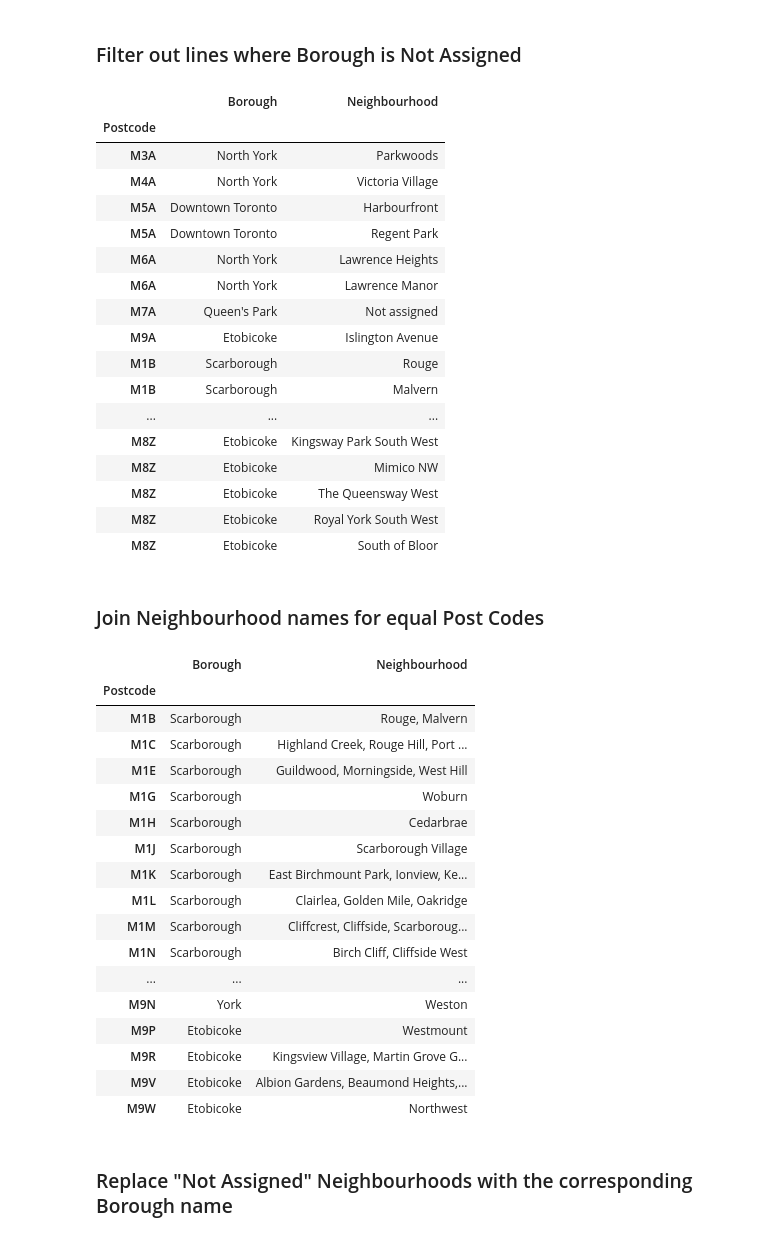
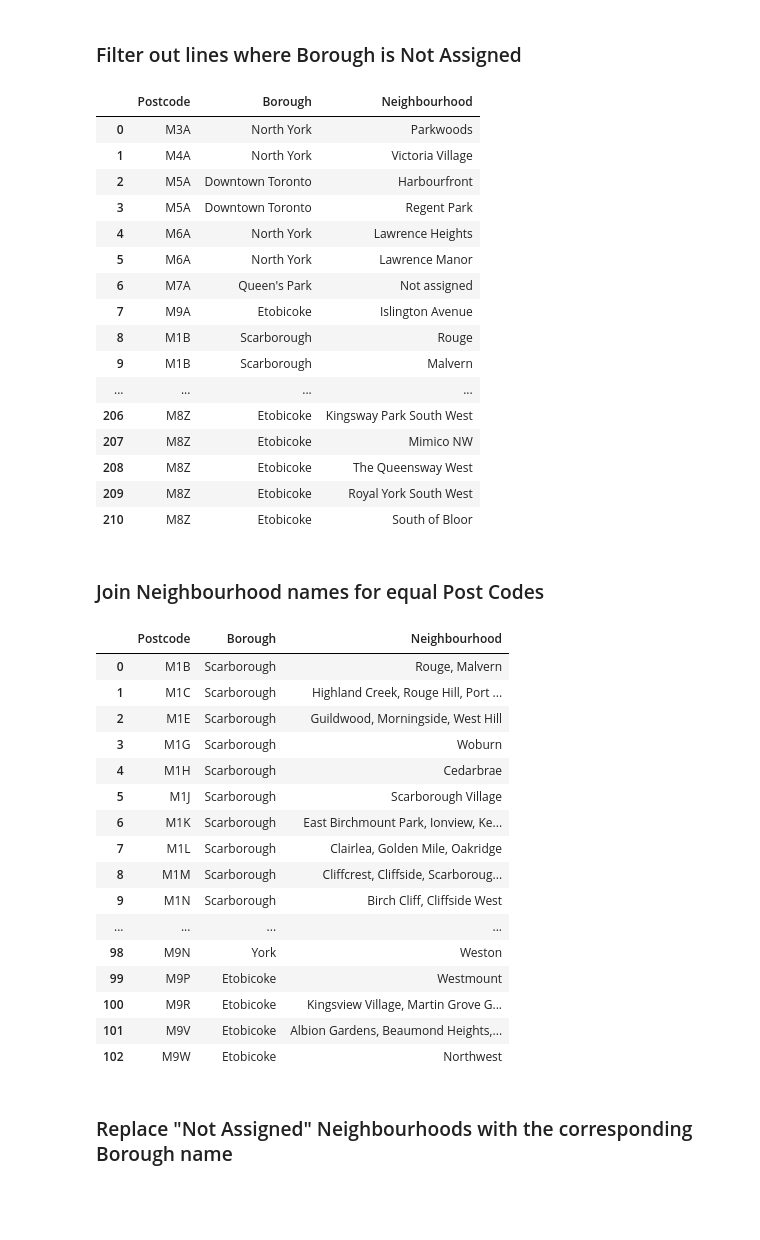
Before and after one commit to guilhermelemmi/toronto-neighbourhoods, a Jupyter notebook: Segmenting and Clustering Neighborhoods in Toronto.ipynb, the cells around one changed output. Drawn from its saved outputs; the diff is of its cells as text; code cells hidden in the pictures; blank space fills up the shorter version.

```diff
--- a/Segmenting and Clustering Neighborhoods in Toronto.ipynb
+++ b/Segmenting and Clustering Neighborhoods in Toronto.ipynb
@@ -73,51 +73,49 @@ tables[0]
 # %% [markdown]
 ### Filter out lines where Borough is Not Assigned
 # %%
-zipDF = tables[0][tables[0].Borough != 'Not assigned']
+zipDF = tables[0][tables[0].Borough != 'Not assigned'].reset_index()
 zipDF
 # %% [output]
-|  | Borough | Neighbourhood |
-| Postcode |  |  |
-| M3A | North York | Parkwoods |
-| M4A | North York | Victoria Village |
-| M5A | Downtown Toronto | Harbourfront |
-| M5A | Downtown Toronto | Regent Park |
-| M6A | North York | Lawrence Heights |
-| M6A | North York | Lawrence Manor |
-| M7A | Queen's Park | Not assigned |
-| M9A | Etobicoke | Islington Avenue |
-| M1B | Scarborough | Rouge |
-| M1B | Scarborough | Malvern |
-| ... | ... | ... |
-| M8Z | Etobicoke | Kingsway Park South West |
-| M8Z | Etobicoke | Mimico NW |
-| M8Z | Etobicoke | The Queensway West |
-| M8Z | Etobicoke | Royal York South West |
-| M8Z | Etobicoke | South of Bloor |
+|  | Postcode | Borough | Neighbourhood |
+| 0 | M3A | North York | Parkwoods |
+| 1 | M4A | North York | Victoria Village |
+| 2 | M5A | Downtown Toronto | Harbourfront |
+| 3 | M5A | Downtown Toronto | Regent Park |
+| 4 | M6A | North York | Lawrence Heights |
+| 5 | M6A | North York | Lawrence Manor |
+| 6 | M7A | Queen's Park | Not assigned |
+| 7 | M9A | Etobicoke | Islington Avenue |
+| 8 | M1B | Scarborough | Rouge |
+| 9 | M1B | Scarborough | Malvern |
+| ... | ... | ... | ... |
+| 206 | M8Z | Etobicoke | Kingsway Park South West |
+| 207 | M8Z | Etobicoke | Mimico NW |
+| 208 | M8Z | Etobicoke | The Queensway West |
+| 209 | M8Z | Etobicoke | Royal York South West |
+| 210 | M8Z | Etobicoke | South of Bloor |
 # %% [markdown]
 ### Join Neighbourhood names for equal Post Codes
 # %%
-finalZipDF = zipDF.groupby(['Postcode']).agg({'Borough': lambda x: ', '.join(x.unique()), 'Neighbourhood': lambda x: ', '.join(x.unique())})
+finalZipDF = zipDF.groupby(['Postcode']).agg({'Borough': lambda x: ', '.join(x.unique()), 'Neighbourhood': lambda x: ', '.join(x.unique())}).reset_index()
 finalZipDF
 # %% [output]
-|  | Borough | Neighbourhood |
-| Postcode |  |  |
-| M1B | Scarborough | Rouge, Malvern |
-| M1C | Scarborough | Highland Creek, Rouge Hill, Port ... |
-| M1E | Scarborough | Guildwood, Morningside, West Hill |
-| M1G | Scarborough | Woburn |
-| M1H | Scarborough | Cedarbrae |
-| M1J | Scarborough | Scarborough Village |
-| M1K | Scarborough | East Birchmount Park, Ionview, Ke... |
-| M1L | Scarborough | Clairlea, Golden Mile, Oakridge |
-| M1M | Scarborough | Cliffcrest, Cliffside, Scarboroug... |
-| M1N | Scarborough | Birch Cliff, Cliffside West |
-| ... | ... | ... |
-| M9N | York | Weston |
-| M9P | Etobicoke | Westmount |
-| M9R | Etobicoke | Kingsview Village, Martin Grove G... |
-| M9V | Etobicoke | Albion Gardens, Beaumond Heights,... |
-| M9W | Etobicoke | Northwest |
+|  | Postcode | Borough | Neighbourhood |
+| 0 | M1B | Scarborough | Rouge, Malvern |
+| 1 | M1C | Scarborough | Highland Creek, Rouge Hill, Port ... |
+| 2 | M1E | Scarborough | Guildwood, Morningside, West Hill |
+| 3 | M1G | Scarborough | Woburn |
+| 4 | M1H | Scarborough | Cedarbrae |
+| 5 | M1J | Scarborough | Scarborough Village |
+| 6 | M1K | Scarborough | East Birchmount Park, Ionview, Ke... |
+| 7 | M1L | Scarborough | Clairlea, Golden Mile, Oakridge |
+| 8 | M1M | Scarborough | Cliffcrest, Cliffside, Scarboroug... |
+| 9 | M1N | Scarborough | Birch Cliff, Cliffside West |
+| ... | ... | ... | ... |
+| 98 | M9N | York | Weston |
+| 99 | M9P | Etobicoke | Westmount |
+| 100 | M9R | Etobicoke | Kingsview Village, Martin Grove G... |
+| 101 | M9V | Etobicoke | Albion Gardens, Beaumond Heights,... |
+| 102 | M9W | Etobicoke | Northwest |
 # %% [markdown]
 ### Replace "Not Assigned" Neighbourhoods with the corresponding Borough name
 # %%
```
Also changed, not shown: parts of 3 cells of this notebook.
